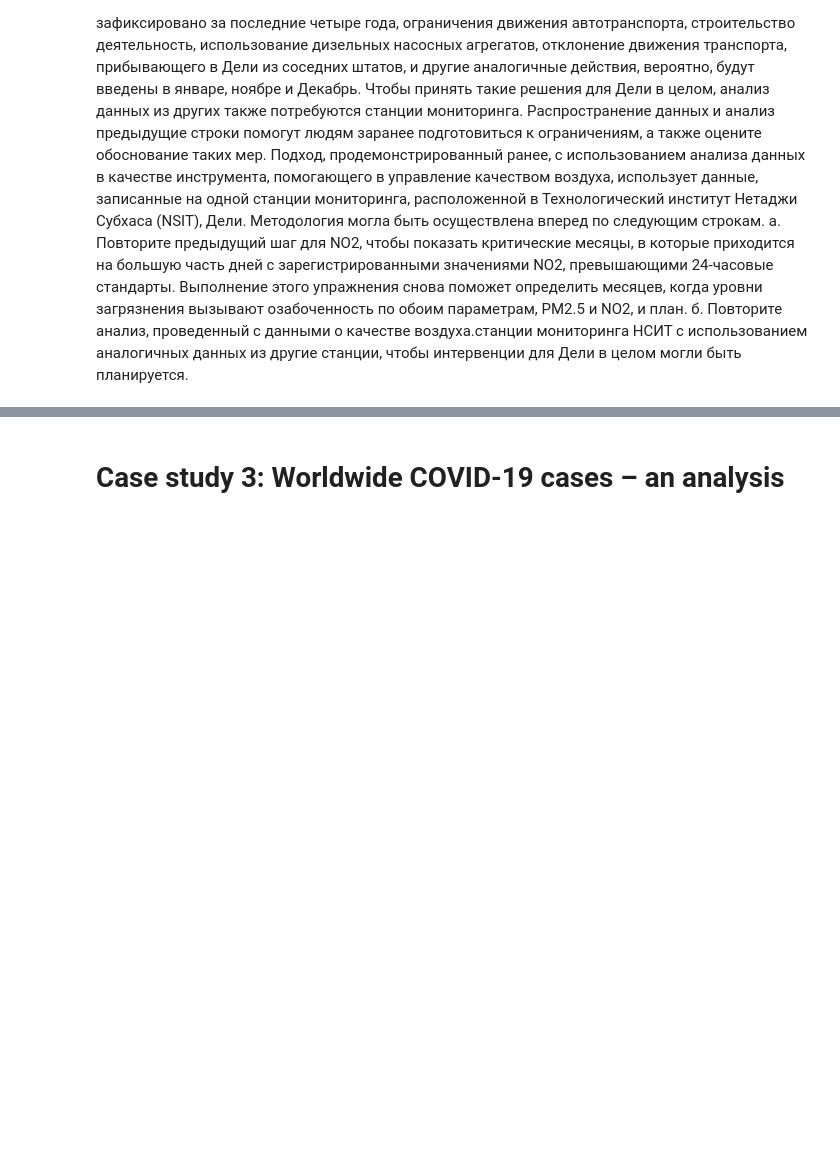
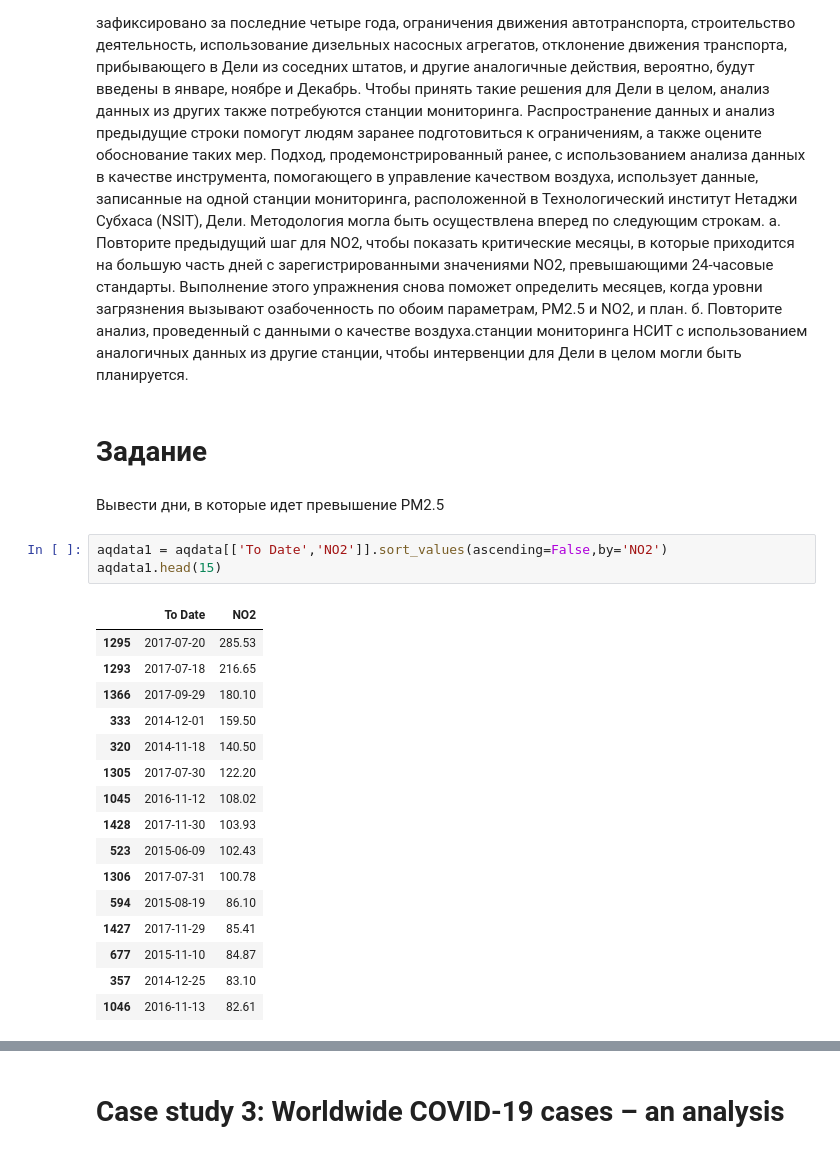
Before and after one commit to Elizaveta0803/LabAnalitika, a Jupyter notebook: Лаб_4_3_полный.ipynb, the cells around one changed output, grey strips where cells are left out. Saved outputs shown, nothing was run; the diff lists cells and outputs as text; blank space fills up the shorter version.

```diff
--- a/Лаб_4_3_полный.ipynb
+++ b/Лаб_4_3_полный.ipynb
@@ -853,3 +853,27 @@ Text(0.5, 1.0, 'Number of days with critical levels of PM2.5 in each month of ye
 Технологический институт Нетаджи Субхаса (NSIT), Дели. Методология могла быть осуществлена вперед по следующим строкам.
  а. Повторите предыдущий шаг для NO2, чтобы показать критические месяцы, в которые приходится на большую часть дней с зарегистрированными значениями NO2, превышающими 24-часовые стандарты. Выполнение этого упражнения снова поможет определить месяцев, когда уровни загрязнения вызывают озабоченность по обоим параметрам, PM2.5 и NO2, и план.
  б. Повторите анализ, проведенный с данными о качестве воздуха.станции мониторинга НСИТ с использованием аналогичных данных из другие станции, чтобы интервенции для Дели в целом могли быть планируется.
+# %% [markdown]
+# Задание
+# %% [markdown]
+Вывести дни, в которые идет превышение PM2.5
+# %%
+aqdata1 = aqdata[['To Date','NO2']].sort_values(ascending=False,by='NO2')
+aqdata1.head(15)
+# %% [output]
+|  | To Date | NO2 |
+| 1295 | 2017-07-20 | 285.53 |
+| 1293 | 2017-07-18 | 216.65 |
+| 1366 | 2017-09-29 | 180.10 |
+| 333 | 2014-12-01 | 159.50 |
+| 320 | 2014-11-18 | 140.50 |
+| 1305 | 2017-07-30 | 122.20 |
+| 1045 | 2016-11-12 | 108.02 |
+| 1428 | 2017-11-30 | 103.93 |
+| 523 | 2015-06-09 | 102.43 |
+| 1306 | 2017-07-31 | 100.78 |
+| 594 | 2015-08-19 | 86.10 |
+| 1427 | 2017-11-29 | 85.41 |
+| 677 | 2015-11-10 | 84.87 |
+| 357 | 2014-12-25 | 83.10 |
+| 1046 | 2016-11-13 | 82.61 |
```
Also changed, not shown: parts of 4 cells of this notebook.
